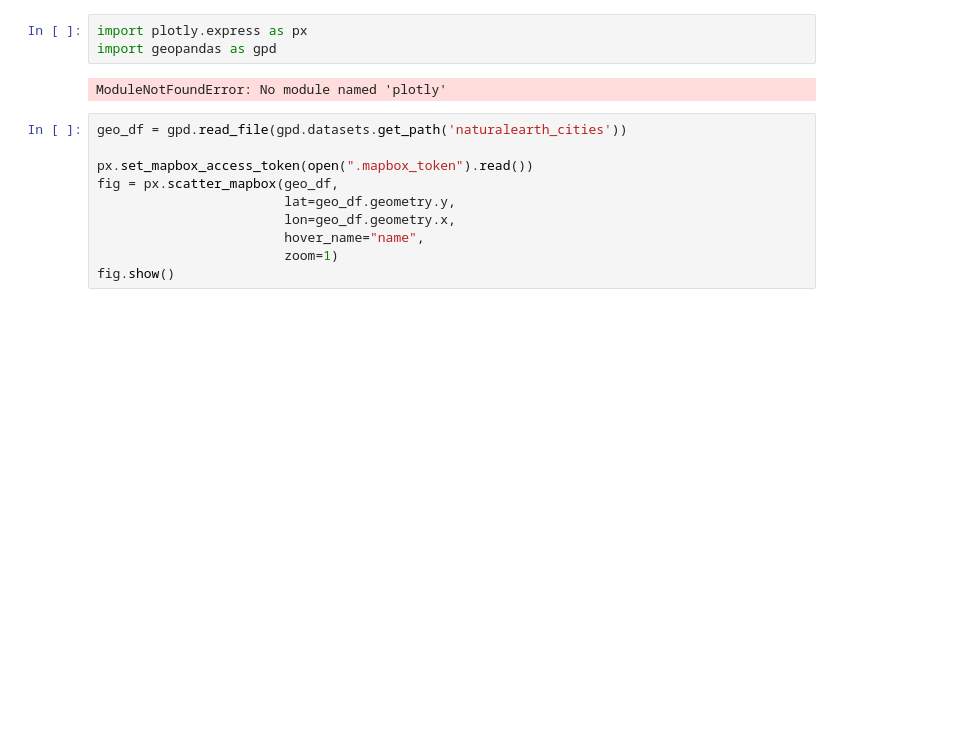
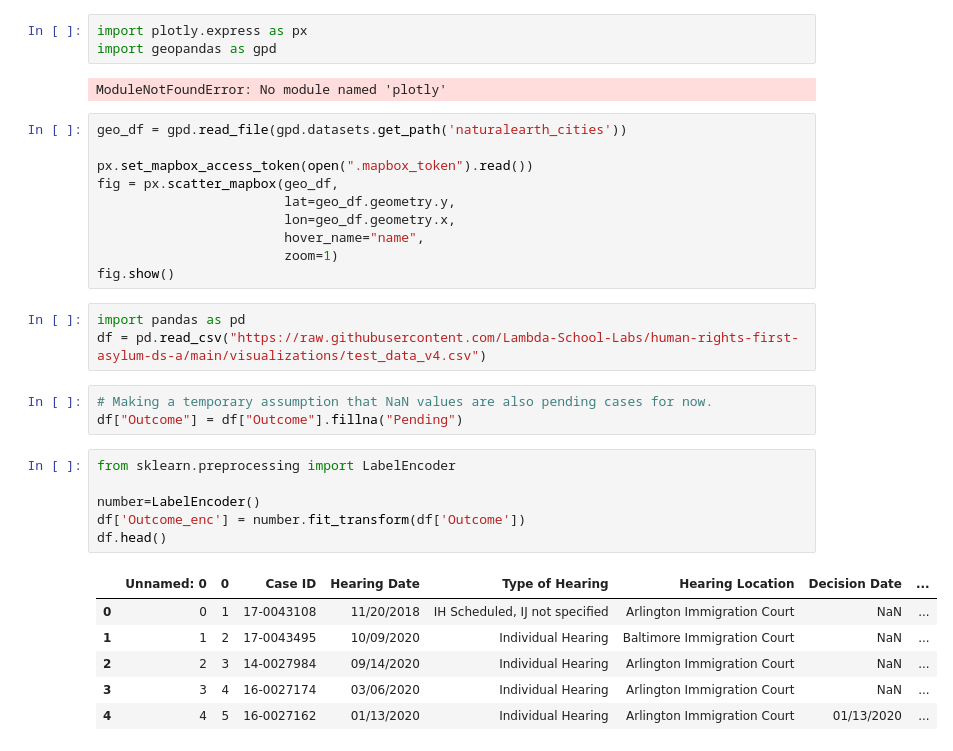
Before and after one commit to BloomTech-Labs/human-rights-first-asylum-ds-a, a Jupyter notebook: visualizations/map_vis_test.ipynb, the cells around one changed output. Saved outputs shown, nothing was run; the diff lists cells and outputs as text; blank space fills up the shorter version.

```diff
--- a/visualizations/map_vis_test.ipynb
+++ b/visualizations/map_vis_test.ipynb
@@ -13,3 +13,22 @@ fig = px.scatter_mapbox(geo_df,
                         hover_name="name",
                         zoom=1)
 fig.show()
+# %%
+import pandas as pd
+df = pd.read_csv("https://raw.githubusercontent.com/Lambda-School-Labs/human-rights-first-asylum-ds-a/main/visualizations/test_data_v4.csv")
+# %%
+# Making a temporary assumption that NaN values are also pending cases for now.
+df["Outcome"] = df["Outcome"].fillna("Pending")
+# %%
+from sklearn.preprocessing import LabelEncoder
+
+number=LabelEncoder()
+df['Outcome_enc'] = number.fit_transform(df['Outcome'])
+df.head()
+# %% [output]
+|  | Unnamed: 0 | 0 | Case ID | Hearing Date | Type of Hearing | Hearing Location | Decision Date | ... |
+| 0 | 0 | 1 | 17-0043108 | 11/20/2018 | IH Scheduled, IJ not specified | Arlington Immigration Court | NaN | ... |
+| 1 | 1 | 2 | 17-0043495 | 10/09/2020 | Individual Hearing | Baltimore Immigration Court | NaN | ... |
+| 2 | 2 | 3 | 14-0027984 | 09/14/2020 | Individual Hearing | Arlington Immigration Court | NaN | ... |
+| 3 | 3 | 4 | 16-0027174 | 03/06/2020 | Individual Hearing | Arlington Immigration Court | NaN | ... |
+| 4 | 4 | 5 | 16-0027162 | 01/13/2020 | Individual Hearing | Arlington Immigration Court | 01/13/2020 | ... |
```
Also changed, not shown: parts of 1 cell of this notebook, 2 other files.
